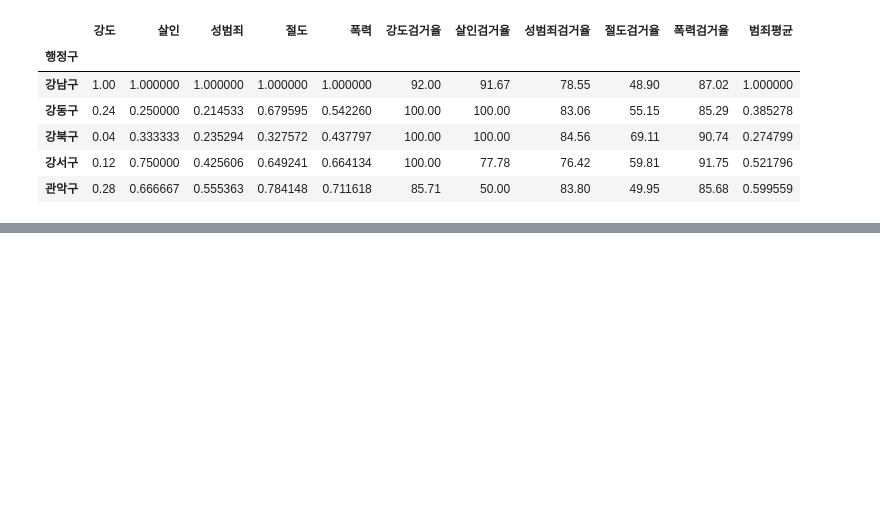
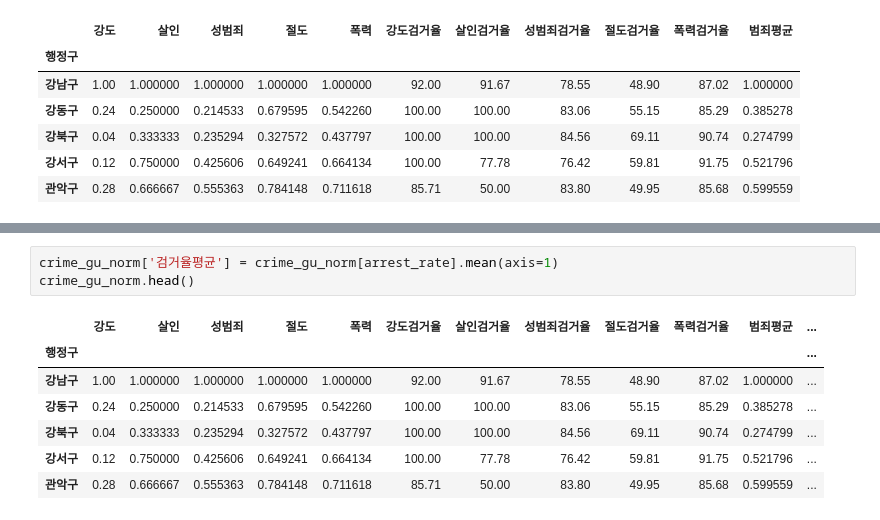
Before and after one commit to dragon11112222/seoul_crime, a Jupyter notebook: EDA/src/231110seoul_crime_project.ipynb, the cells around one changed output, grey strips where cells are left out. Saved outputs shown, nothing was run; the diff lists cells and outputs as text; blank space fills up the shorter version.

```diff
--- a/EDA/src/231110seoul_crime_project.ipynb
+++ b/EDA/src/231110seoul_crime_project.ipynb
@@ -754,0 +777,11 @@ crime_gu_norm.head()
+# %%
+crime_gu_norm['검거율평균'] = crime_gu_norm[arrest_rate].mean(axis=1)
+crime_gu_norm.head()
+# %% [output]
+|  | 강도 | 살인 | 성범죄 | 절도 | 폭력 | 강도검거율 | 살인검거율 | 성범죄검거율 | 절도검거율 | 폭력검거율 | 범죄평균 | ... |
+| 행정구 |  |  |  |  |  |  |  |  |  |  |  | ... |
+| 강남구 | 1.00 | 1.000000 | 1.000000 | 1.000000 | 1.000000 | 92.00 | 91.67 | 78.55 | 48.90 | 87.02 | 1.000000 | ... |
+| 강동구 | 0.24 | 0.250000 | 0.214533 | 0.679595 | 0.542260 | 100.00 | 100.00 | 83.06 | 55.15 | 85.29 | 0.385278 | ... |
+| 강북구 | 0.04 | 0.333333 | 0.235294 | 0.327572 | 0.437797 | 100.00 | 100.00 | 84.56 | 69.11 | 90.74 | 0.274799 | ... |
+| 강서구 | 0.12 | 0.750000 | 0.425606 | 0.649241 | 0.664134 | 100.00 | 77.78 | 76.42 | 59.81 | 91.75 | 0.521796 | ... |
+| 관악구 | 0.28 | 0.666667 | 0.555363 | 0.784148 | 0.711618 | 85.71 | 50.00 | 83.80 | 49.95 | 85.68 | 0.599559 | ... |
```
Also changed, not shown: parts of 2 cells of this notebook.
